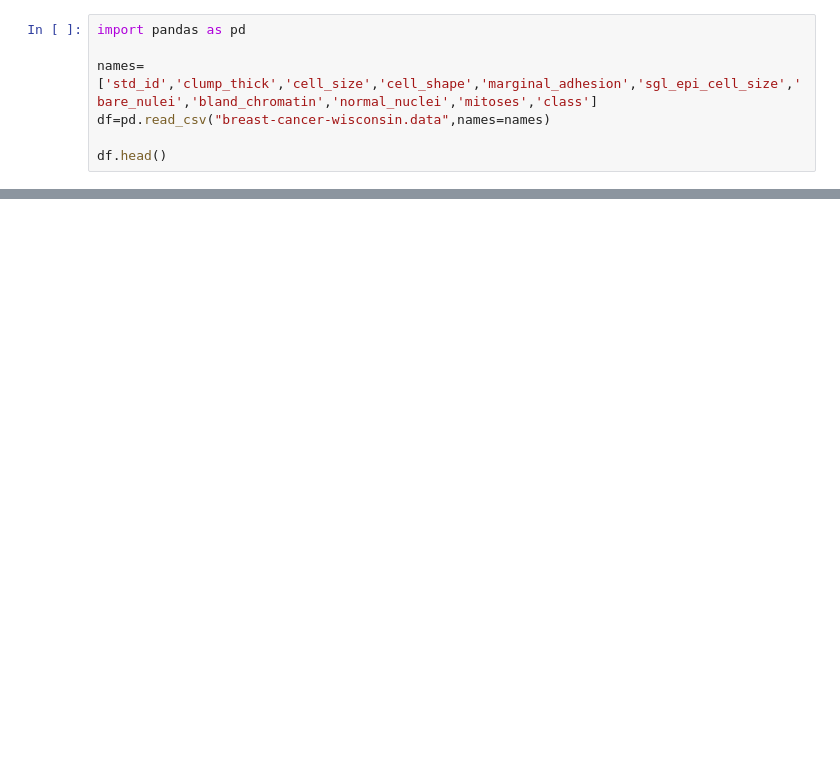
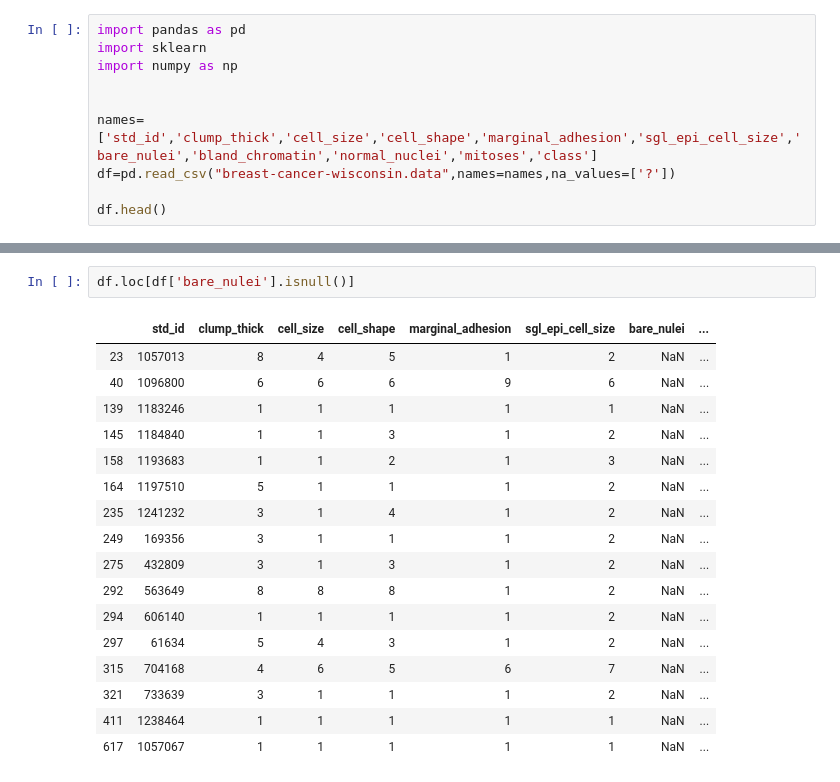
Before and after one commit to Atri1999/CANCER_Classification, a Jupyter notebook: cancer_detection.ipynb, the cells around one changed output, grey strips where cells are left out. Drawn from its saved outputs; the diff is of its cells as text; blank space fills up the shorter version.

```diff
--- a/cancer_detection.ipynb
+++ b/cancer_detection.ipynb
@@ -1,8 +1,11 @@
 # %%
 import pandas as pd
+import sklearn
+import numpy as np
+
 
 names=['std_id','clump_thick','cell_size','cell_shape','marginal_adhesion','sgl_epi_cell_size','bare_nulei','bland_chromatin','normal_nuclei','mitoses','class']
-df=pd.read_csv("breast-cancer-wisconsin.data",names=names)
+df=pd.read_csv("breast-cancer-wisconsin.data",names=names,na_values=['?'])
 
 df.head()
 # %% [output]
@@ -14,0 +30,20 @@ df.head()
+# %%
+df.loc[df['bare_nulei'].isnull()]
+# %% [output]
+|  | std_id | clump_thick | cell_size | cell_shape | marginal_adhesion | sgl_epi_cell_size | bare_nulei | ... |
+| 23 | 1057013 | 8 | 4 | 5 | 1 | 2 | NaN | ... |
+| 40 | 1096800 | 6 | 6 | 6 | 9 | 6 | NaN | ... |
+| 139 | 1183246 | 1 | 1 | 1 | 1 | 1 | NaN | ... |
+| 145 | 1184840 | 1 | 1 | 3 | 1 | 2 | NaN | ... |
+| 158 | 1193683 | 1 | 1 | 2 | 1 | 3 | NaN | ... |
+| 164 | 1197510 | 5 | 1 | 1 | 1 | 2 | NaN | ... |
+| 235 | 1241232 | 3 | 1 | 4 | 1 | 2 | NaN | ... |
+| 249 | 169356 | 3 | 1 | 1 | 1 | 2 | NaN | ... |
+| 275 | 432809 | 3 | 1 | 3 | 1 | 2 | NaN | ... |
+| 292 | 563649 | 8 | 8 | 8 | 1 | 2 | NaN | ... |
+| 294 | 606140 | 1 | 1 | 1 | 1 | 2 | NaN | ... |
+| 297 | 61634 | 5 | 4 | 3 | 1 | 2 | NaN | ... |
+| 315 | 704168 | 4 | 6 | 5 | 6 | 7 | NaN | ... |
+| 321 | 733639 | 3 | 1 | 1 | 1 | 2 | NaN | ... |
+| 411 | 1238464 | 1 | 1 | 1 | 1 | 1 | NaN | ... |
+| 617 | 1057067 | 1 | 1 | 1 | 1 | 1 | NaN | ... |
```
Also changed, not shown: parts of 7 cells of this notebook.
